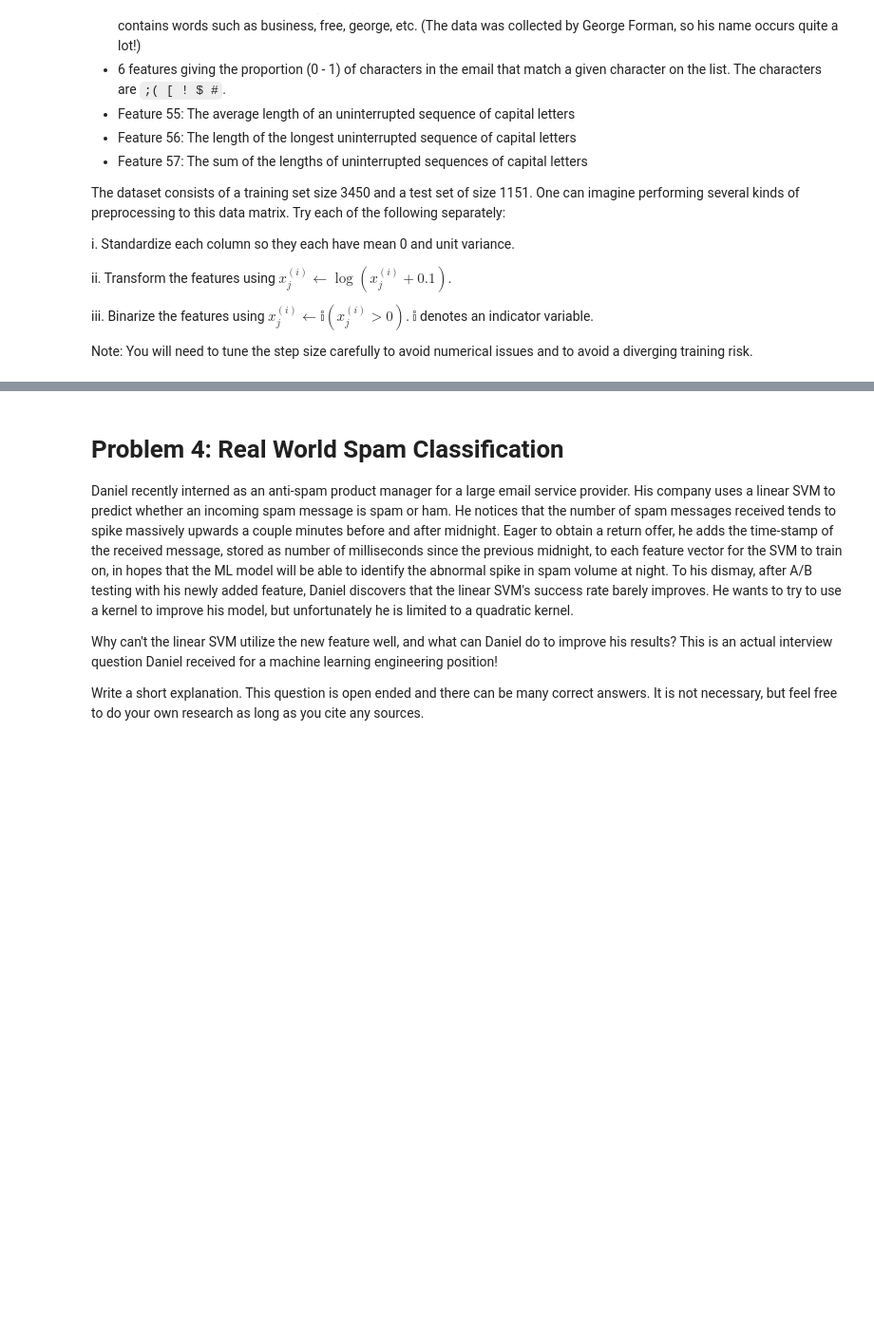
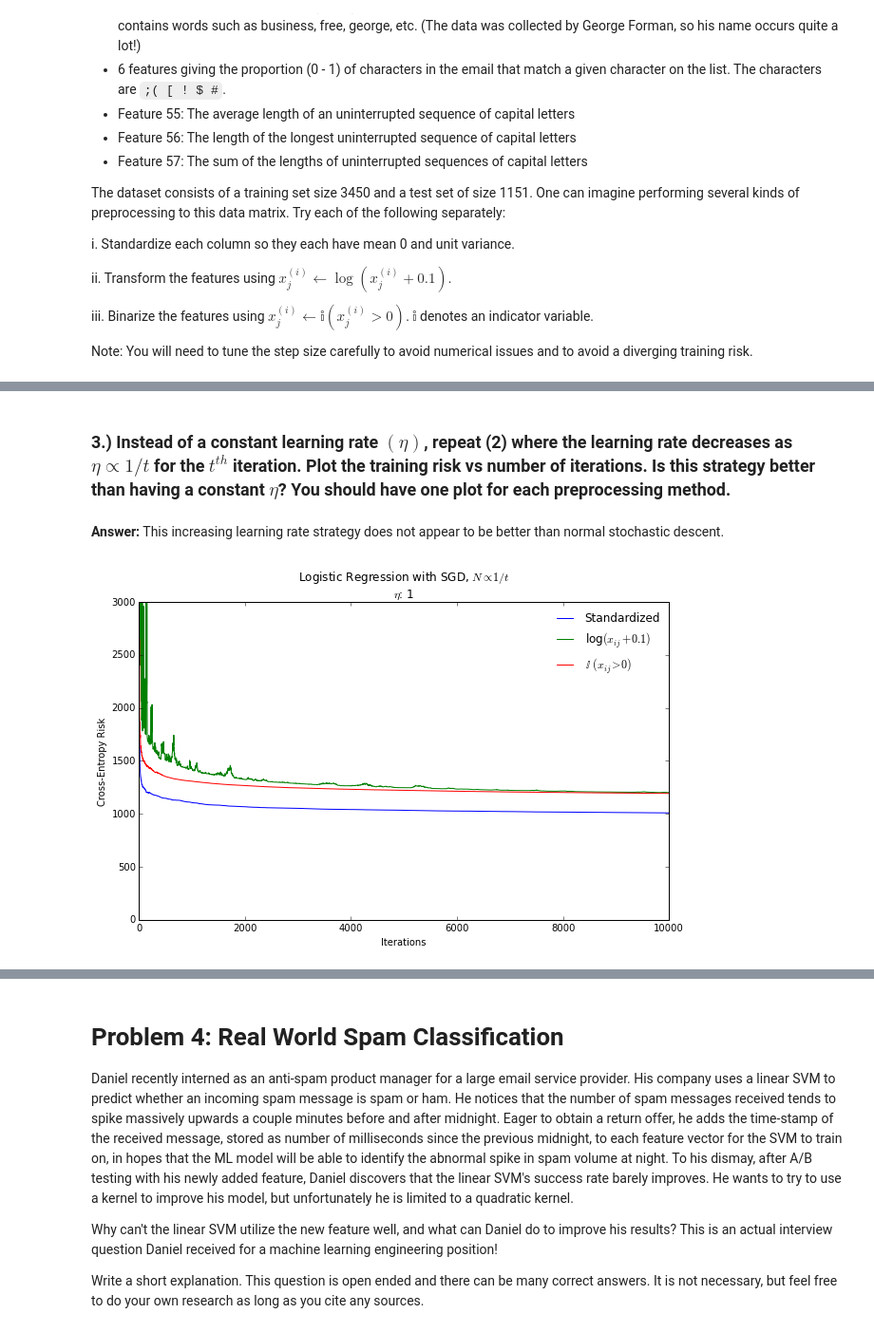
Before and after one commit to semerj/cs289-fall2015, a Jupyter notebook: hw3/CS289a - HW3.ipynb, the cells around one changed output, grey strips where cells are left out. Shown at 95% size. Cells and saved outputs as stored; diff of their text form; code cells hidden in the pictures; blank space fills up the shorter version.

```diff
--- a/hw3/CS289a - HW3.ipynb
+++ b/hw3/CS289a - HW3.ipynb
@@ -319,17 +239,0 @@ This increasing learning rate strategy does not appear to be better than normal
-# %%
-def sgd_decreasing_rate(X, y, iterations, step):
-    m, n = X.shape
-    diag_y = np.zeros((m, m))
-    np.fill_diagonal(diag_y, val=y)
-    Q = diag_y*X
-    w = np.zeros((n, 1))
-    risk_list = []
-    index = 0
-    while iterations > 0:
-        i = np.random.randint(0, m)
-        w -= 1/(index+1)*step*gradient(Q[i,:], w)
-        risk = cross_entropy(Q, w)
-        risk_list.append(float(risk))
-        iterations -= 1
-        index += 1
-    return risk_list
@@ -429,0 +336,32 @@ NOTE: You are NOT supposed to use any kind of software package for logistic regr
+# %% [markdown]
+### 3.) Instead of a constant learning rate $(\eta)$, repeat (2) where the learning rate decreases as $\eta \propto 1/t$ for the $t^{th}$ iteration. Plot the training risk vs number of iterations. Is this strategy better than having a constant $ \eta$? You should have one plot for each preprocessing method.
+# %% [markdown]
+**Answer:**  This increasing learning rate strategy does not appear to be better than normal stochastic descent.
+# %%
+def sgd_decreasing_rate(X, y, iterations, eta):
+    m, n = X.shape
+    diag_y = np.zeros((m, m))
+    np.fill_diagonal(diag_y, val=y)
+    Q = diag_y*X
+    w = np.zeros((n, 1))
+    risk_list = []
+    for index in range(iterations):
+        i = np.random.randint(0, m)
+        w -= 1/(index+1)*eta*gradient(Q[i,:], w)
+        risk = cross_entropy(Q, w)
+        risk_list.append(float(risk))
+    return risk_list
+# %%
+sgd_decreasing_rate_eta = 1
+
+sgd_decreasing_rate_std = sgd_decreasing_rate(s_Xtrain_std, s_Ytrain, 10000, eta=sgd_decreasing_rate_eta)
+sgd_decreasing_rate_log = sgd_decreasing_rate(s_Xtrain_log, s_Ytrain, 10000, eta=sgd_decreasing_rate_eta)
+sgd_decreasing_rate_bin = sgd_decreasing_rate(s_Xtrain_bin, s_Ytrain, 10000, eta=sgd_decreasing_rate_eta)
+# %%
+plot_risk(data=[sgd_decreasing_rate_std, sgd_decreasing_rate_log, sgd_decreasing_rate_bin],
+          labels=["Standardized", "log$(x_{ij} + 0.1)$", "$\mathbb{I}$ $(x_{ij} > 0)$"],
+          title=("Logistic Regression with SGD, $N \propto 1/t$\n$\eta$: {}" \
+                 .format(sgd_decreasing_rate_eta))
+         )
+# %% [output]
+[figure, added]
```
Also changed, not shown: parts of 61 cells of this notebook.
